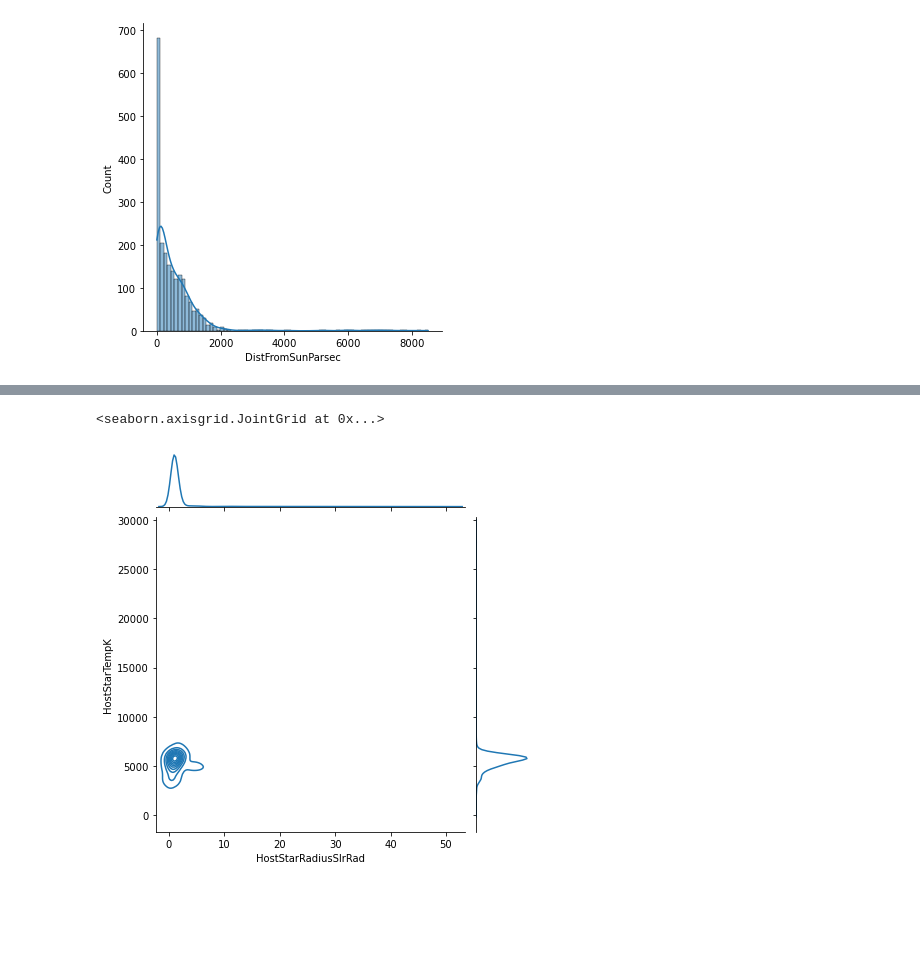
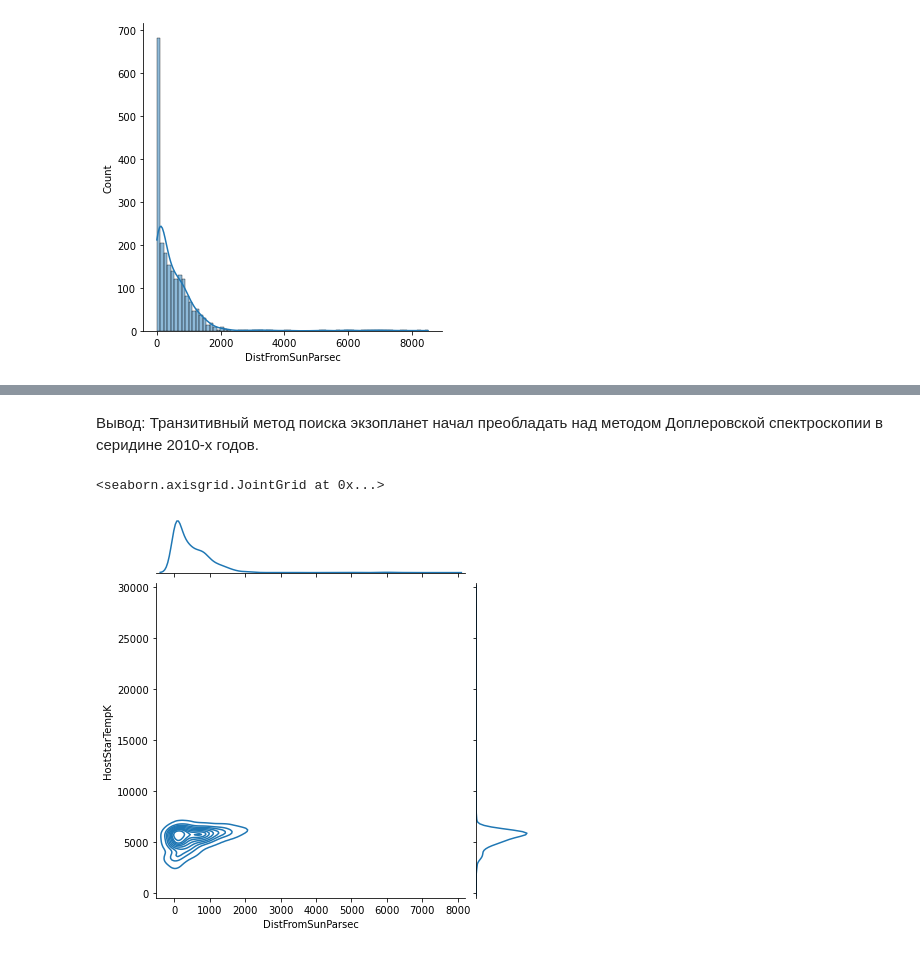
Before and after one commit to L1tewave/stohastic-object-models, a Jupyter notebook: practice_1/MyNotebook.ipynb, the cells around one changed output, grey strips where cells are left out. Cells and saved outputs as stored; diff of their text form; code cells hidden in the pictures; blank space fills up the shorter version.

```diff
--- a/practice_1/MyNotebook.ipynb
+++ b/practice_1/MyNotebook.ipynb
@@ -130,5 +146,5 @@ data.describe()
 # %%
-def type_classify(row):
+def system_type_classify(row):
     if row.TypeFlag == 0:
         return "Одиночная звезда"
     if row.TypeFlag == 1:
@@ -136,7 +152,7 @@ def type_classify(row):
     if row.TypeFlag == 2:
         return "Двойная звезда S-типа"
     return "Планета-сирота"
-type_ = data.apply(type_classify, axis="columns")
+type_ = data.apply(system_type_classify, axis="columns")
 print(type_.value_counts())
 # %% [output]
 Одиночная звезда         3396
@@ -145,4 +161,4 @@ print(type_.value_counts())
 Планета-сирота              3
 dtype: int64
 # %%
-data["type"] = type_
+data["SystemType"] = type_
@@ -163,5 +200,7 @@ data.boxplot(column="", by="")
+# %% [markdown]
+Вывод: Транзитивный метод поиска экзопланет начал преобладать над методом Доплеровской спектроскопии в серидине 2010-х годов.
 # %%
-sns.jointplot(x=data["HostStarRadiusSlrRad"], y=data["HostStarTempK"], kind="kde")
+sns.jointplot(x=data['DistFromSunParsec'], y=data['HostStarTempK'], kind="kde", dropna=True)
 # %% [output]
 <seaborn.axisgrid.JointGrid at 0x...>
-[figure, old version]
+[figure, new version]
```
Also changed, not shown: parts of 20 cells of this notebook.
